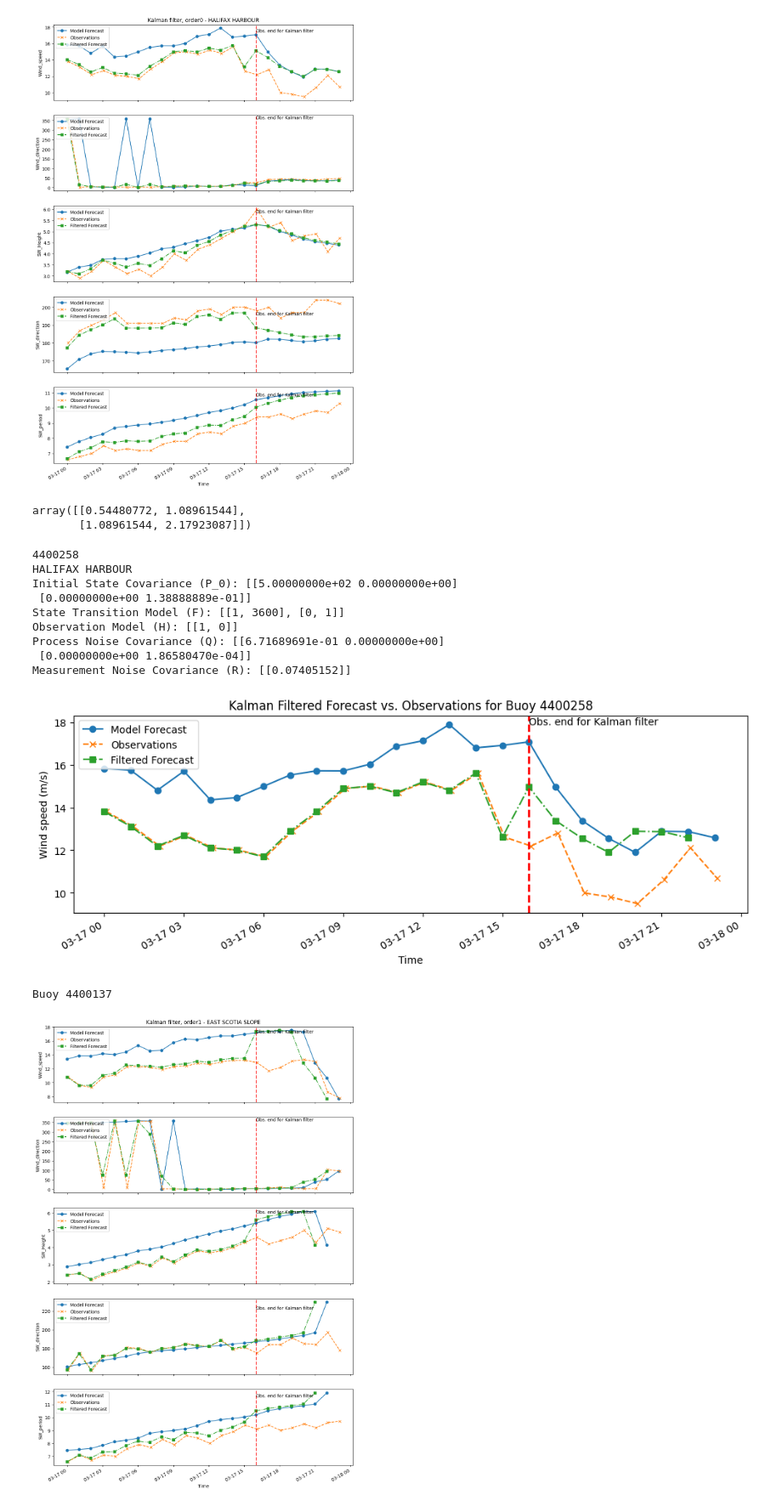
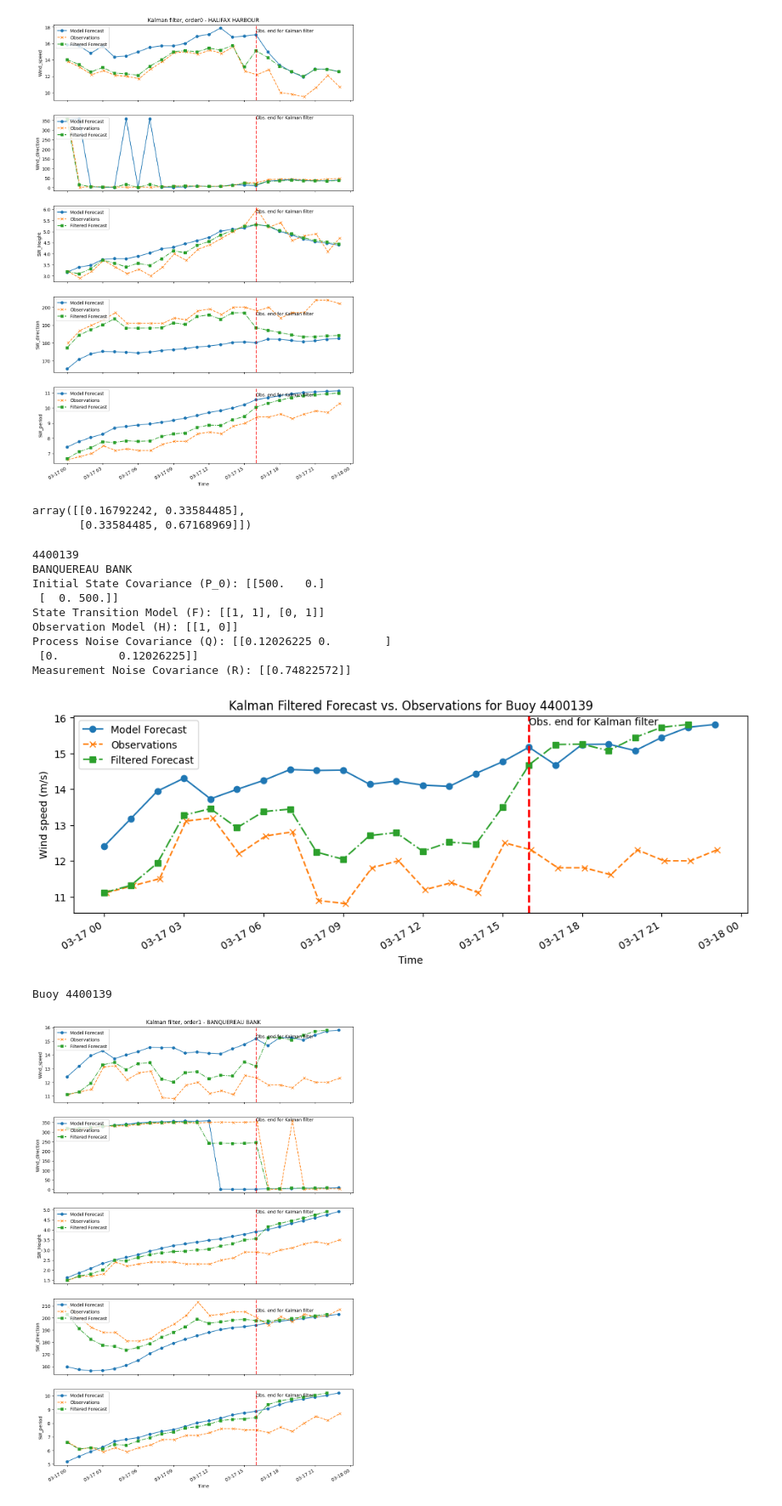
Before and after one commit to jclary-31/Wave_forecast_postprocessing, a Jupyter notebook: Wave.ipynb, the cells around one changed output. Shown at 85% size. Cells and saved outputs as stored; diff of their text form; code cells hidden in the pictures.

```diff
--- a/Wave.ipynb
+++ b/Wave.ipynb
@@ -1560,7 +1593,7 @@ np.datetime64('2026-03-17T00:00:00.000000000')
 ############### To create forecast , state muste be state=[x, xprime]!!!!
 
 #let says next x=x+dt*vel where vel=slope=derivate relatively to time
-i=2
+i=1
 
 print(buoy_ids[i])
 print(stations_name[i])
@@ -1593,13 +1626,14 @@ forecasts = forecast_data[key].values
 
 # state transition model (how the system evolves)
 # measurement model (how observations relate to the state).
-# increasing
+# before end of OBS: increasing R, Kf is closer to model. lowering R, Kf is closer to obs
+# before end of OBS: increasing Q, KF is closer to obs.   lowering Q, Kf is closer to model
 
 #initiation
-P_0 = 100 #initial state covariance
+P_0 = 500 #initial state covariance
 F = 1 #state transition model
 H = 1 #observation model
-Q = np.nanvar(np.diff(forecasts[:end_step])) #process error covariance
+Q = 1*np.nanvar(np.diff(forecasts[:end_step])) #process error covariance
 #R = np.nanvar(np.diff(observations[:end_step])) #measurment error covariance
 R = .1*np.nanvar(observations[:end_step] - forecasts[:end_step],axis=0) #measurement noise covariance
 # Q and R are one of the major difficulties !!!
@@ -1769,7 +1803,7 @@ def KF_order0(observed_data,forecast_data,keys,end_step):
   F = np.diag([1]*n) #state transition model
   H = F #observation model - no longer needed if Hx and HJacobian are used for EKF
   Q = np.nanvar(np.diff(forecasts[:end_step],axis=0),axis=0) #process noise covariance
-  R = 1*np.nanvar(observations[:end_step] - forecasts[:end_step],axis=0) #measurement noise covariance
+  R = .1*np.nanvar(observations[:end_step] - forecasts[:end_step],axis=0) #measurement noise covariance
   #print(Q)#Q give a list of number. length is number of variables(keys)
   Q=np.diag(Q)
   R=np.diag(R)
@@ -1797,7 +1831,7 @@ def KF_order0(observed_data,forecast_data,keys,end_step):
 
 
       # Kalman Filter update using the observation
-      if i < end_step:#len(observations):# update only if obs
+      if i <= end_step:#len(observations):# update only if obs
         obs_actual = observations[i]
         kf.update(np.array(obs_actual),
                   #kf.HJacobian,kf.Hx
@@ -1927,10 +1962,11 @@ Text(0.5, 1.0, 'Kalman filter, order0 - HALIFAX HARBOUR')
 # ... nan in forecast for one variable seems to propagate to others
 # %%
 from filterpy.common import Q_discrete_white_noise
+forecasts=forecast_data.to_dataframe()['Wind_speed'].values
 Q_discrete_white_noise(dim=2, dt=1, var=np.nanvar(np.diff(forecasts)))
 # %% [output]
-array([[0.54480772, 1.08961544],
-       [1.08961544, 2.17923087]])
+array([[0.16792242, 0.33584485],
+       [0.33584485, 0.67168969]])
 # %%
 
             #PREDICTION!!!!
@@ -1942,9 +1978,11 @@ array([[0.54480772, 1.08961544],
 # xpredict=xprime*dt+x
 #xprime_predict=xprime # same derivate, for simplicity
 
-dt=60*60 # convert 1hour in seconds
+dt=1#60*60 # convert 1hour in seconds
+ #!!!! I think, not sure, that dt is a numerical step; not the number of second
+  # if 60*60, then filtered forecast is always equal to observations!
 
-i=3
+i=1
 buoy_id = int(buoy_ids[i])
 
 observed_data = ds_buoy.sel(buoy_id=buoy_id)
@@ -1965,7 +2003,8 @@ P_0 = np.diag([500, 500/dt]) #initial state covariance
 F = [[1,dt],[0,1]] #state transition model, should be 2x2
 H = [[1,0]] #observation model, should be 1x2 (measurement is x, state is [x, xprime]), xprime not measured
 Q = np.diag([a,a/dt]) #process noise covariance (2x2)
-R = .1*np.array([[np.nanvar(observations[:end_step] - forecasts[:end_step])]])  # measurement noise covariance (1x1), as dim_z=1
+#Q=  Q=Q_discrete_white_noise(dim=2, dt=1, var=a)
+R = 1*np.array([[np.nanvar(observations[:end_step] - forecasts[:end_step])]])  # measurement noise covariance (1x1), as dim_z=1
 
 
 # Remove the simplified scalar assignments for P, R, Q as they overwrite correct matrix definitions.
@@ -2039,16 +2078,16 @@ ax.legend(loc='upper left')
 # Auto-format x-axis dates to prevent overlap
 fig.autofmt_xdate()
 # %% [output]
-4400258
-HALIFAX HARBOUR
-Initial State Covariance (P_0): [[5.00000000e+02 0.00000000e+00]
- [0.00000000e+00 1.38888889e-01]]
-State Transition Model (F): [[1, 3600], [0, 1]]
+4400139
+BANQUEREAU BANK
+Initial State Covariance (P_0): [[500.   0.]
+ [  0. 500.]]
+State Transition Model (F): [[1, 1], [0, 1]]
 Observation Model (H): [[1, 0]]
-Process Noise Covariance (Q): [[6.71689691e-01 0.00000000e+00]
- [0.00000000e+00 1.86580470e-04]]
-Measurement Noise Covariance (R): [[0.07405152]]
+Process Noise Covariance (Q): [[0.12026225 0.        ]
+ [0.         0.12026225]]
+Measurement Noise Covariance (R): [[0.74822572]]
-[figure, old version]
+[figure, new version]
 # %%
 
 
@@ -2058,8 +2097,6 @@ def KF_order1(observed_data,forecast_data,key,end_step):
 # use x(t+1)=x(t)+slope*dt
 
   dt=1#60*60 # to recode whit diff(forecasts.time).unique()_toseconds smthg like that
-  #!!!! I think, not sure, that dt is a numerical step; not the number of second
-  # if 60*60, then filtered forecast is always equal to observations!
   forecasts=forecast_data.to_dataframe()[key].values
   observations=observed_data.to_dataframe()[key].values
 
@@ -2102,9 +2139,11 @@ def KF_order1(observed_data,forecast_data,key,end_step):
       kf.predict()
 
       # Kalman Filter update using the observation
-      if i < end_step:#len(observations): # update only if obs
+      if i <= end_step:#len(observations): # update only if obs
         obs_actual = observations[i]
         kf.update(np.array([obs_actual]))
+      #else:
+      #  kf.update(np.array([obs_actual]))
 
       kf_states.append(kf.x[0]) #? # kf.x is now a 2-element array [x, xprime]
       kf_times.append(forecast_data['time'].isel(time=i).values)
@@ -2121,31 +2160,31 @@ kf_states,kf_times  = KF_order1(observed_data,forecast_data,key,end_step)
 # %%
 # do all buoys ; all keys/features
 keys=['Wind_speed','Wind_direction','SW_Height','SW_direction','SW_period']
 end_step=16 #end of observations for Kalman filter;
 
 #for buoy in buoy_ids[1:3] :
-i=0
+i=1
 buoy=buoy_ids[i]
 print(f'Buoy {buoy}')
 buoy=int(buoy)
 observed_data = ds_buoy.sel(buoy_id=buoy)
 forecast_data = ds_extract.sel(buoy_id=buoy)
 
 kf_states=[]
 for key in keys:
   kf_state,kf_times  = KF_order1(observed_data,forecast_data,key,end_step)
   kf_states.append(kf_state)
 
 kf_states=np.hstack(kf_states)
 figur=KF_figure(observed_data,forecast_data,kf_states,kf_times,keys)
 
 figur.axes[0].set_title('Kalman filter, order1 - '+ stations_name[i])
 
 figur.savefig('test_kf_order1.jpg')
 #
 # %% [output]
-Buoy 4400137
+Buoy 4400139
-[figure, old version]
+[figure, new version]
 # %%
 kf_states=[]
 for key in keys:
```
Also changed, not shown: parts of 17 cells of this notebook.
